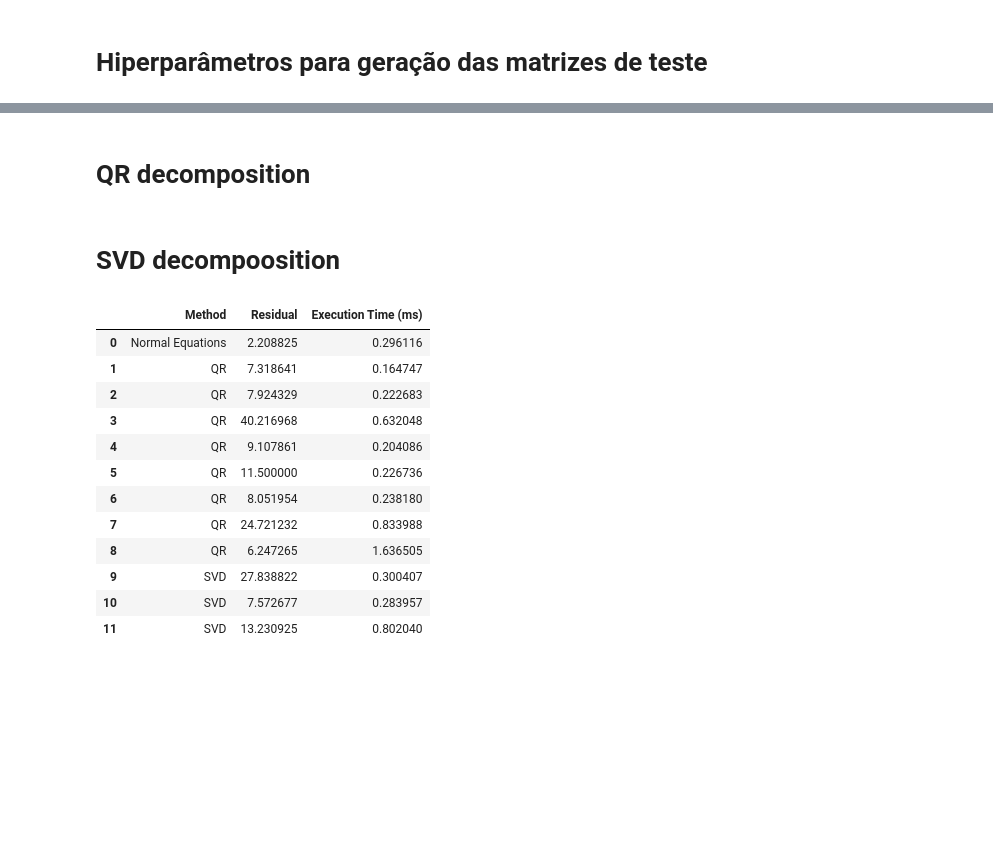
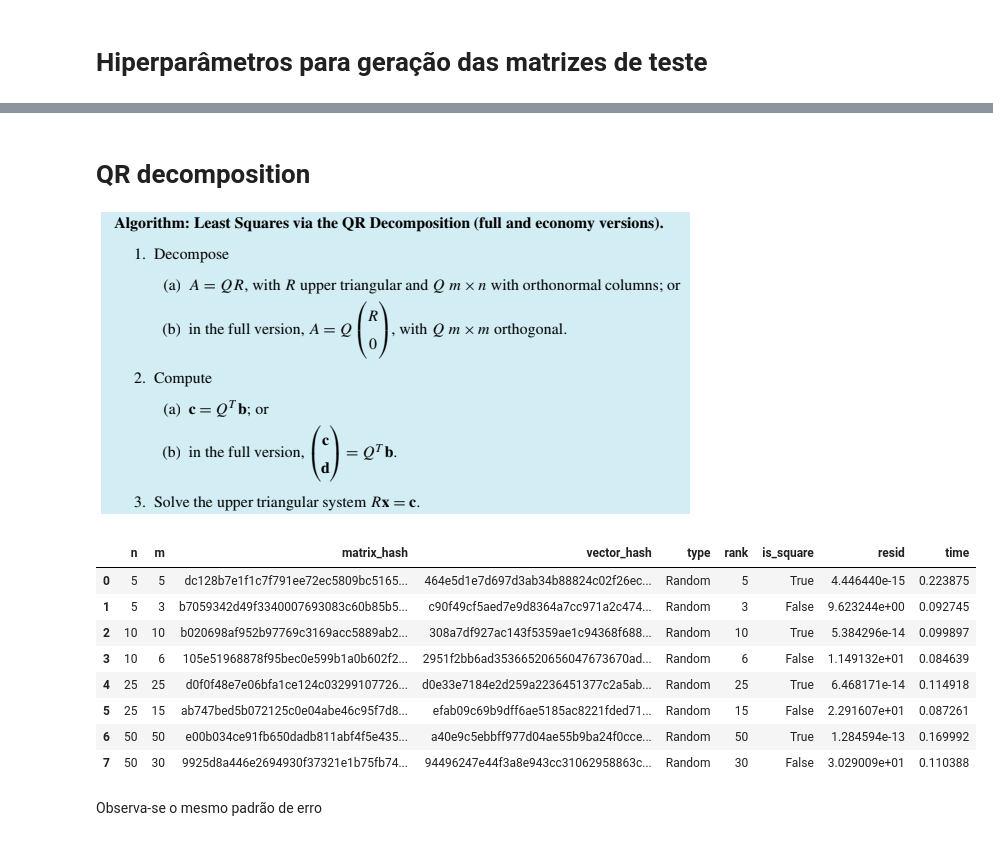
Before and after one commit to GuiCT/ALCD, a Jupyter notebook: activities/2025_09_11_least_squares.ipynb, the cells around one changed output, grey strips where cells are left out. Saved outputs shown, nothing was run; the diff lists cells and outputs as text; code cells hidden in the pictures; blank space fills up the shorter version.

```diff
--- a/activities/2025_09_11_least_squares.ipynb
+++ b/activities/2025_09_11_least_squares.ipynb
@@ -87,2 +100,4 @@ LinAlgError: Matrix is not positive definite
 # %% [markdown]
 # QR decomposition
+
+![image.png](attachment:image.png)
@@ -103,36 +104,31 @@ for (i, (idx, A, b)) in enumerate(zip(idx_list, matrices, b_vecs)):
-# %% [markdown]
-# SVD decompoosition
-# %%
-for i, n in enumerate(N_FACTORS):
-    execution_idx_list.append(curr_execution_idx)
-    curr_execution_idx += 1
-    method.append("SVD")
-    start = time()
-    U, S, Vt = np.linalg.svd(matrices[i])
-    z = U.T @ b_vecs[i]
-    y = z.copy()[:S.shape[0]] / S
-    x = Vt.T @ y
-    t_resid = np.linalg.norm(b_vecs[i] - matrices[i] @ x)
-    resid.append(t_resid)
-    end = time()
-    times.append((end - start))
-# %%
-times_ms = [t * 1000 for t in times]
-pd.DataFrame(
-    columns=["Method", "Residual", "Execution Time (ms)"],
-    data=zip(method, resid, times_ms)
-)
-# %% [output]
-|  | Method | Residual | Execution Time (ms) |
-| 0 | Normal Equations | 2.208825 | 0.296116 |
-| 1 | QR | 7.318641 | 0.164747 |
-| 2 | QR | 7.924329 | 0.222683 |
-| 3 | QR | 40.216968 | 0.632048 |
-| 4 | QR | 9.107861 | 0.204086 |
-| 5 | QR | 11.500000 | 0.226736 |
-| 6 | QR | 8.051954 | 0.238180 |
-| 7 | QR | 24.721232 | 0.833988 |
-| 8 | QR | 6.247265 | 1.636505 |
-| 9 | SVD | 27.838822 | 0.300407 |
-| 10 | SVD | 7.572677 | 0.283957 |
-| 11 | SVD | 13.230925 | 0.802040 |
+# %%
+def solve_by_qr(matrix_df_row):
+    t_start = time()
+    A = matrix_dict[matrix_df_row["matrix_hash"]]
+    b = vector_dict[matrix_df_row["vector_hash"]]
+    Q, R = np.linalg.qr(A) # Reduced QR by default on Numpy
+    c = Q.T @ b
+    x = solve_triangular(R, c)
+    t_end = time()
+    return {
+        "resid": np.float64(np.linalg.vector_norm(b - A @ x, ord=2)),
+        "time": np.float64((t_end - t_start) * 1000)
+    }
+# %%
+qr_decomp_dict_list = list[dict]()
+for (_, row) in matrices_df.iterrows():
+    qr_decomp_dict_list.append(solve_by_qr(row))
+qr_decomp_df = pd.DataFrame(data=qr_decomp_dict_list)
+display(pd.concat([matrices_df, qr_decomp_df], axis=1))
+# %% [output]
+|  | n | m | matrix_hash | vector_hash | type | rank | is_square | resid | time |
+| 0 | 5 | 5 | dc128b7e1f1c7f791ee72ec5809bc5165... | 464e5d1e7d697d3ab34b88824c02f26ec... | Random | 5 | True | 4.446440e-15 | 0.223875 |
+| 1 | 5 | 3 | b7059342d49f3340007693083c60b85b5... | c90f49cf5aed7e9d8364a7cc971a2c474... | Random | 3 | False | 9.623244e+00 | 0.092745 |
+| 2 | 10 | 10 | b020698af952b97769c3169acc5889ab2... | 308a7df927ac143f5359ae1c94368f688... | Random | 10 | True | 5.384296e-14 | 0.099897 |
+| 3 | 10 | 6 | 105e51968878f95bec0e599b1a0b602f2... | 2951f2bb6ad35366520656047673670ad... | Random | 6 | False | 1.149132e+01 | 0.084639 |
+| 4 | 25 | 25 | d0f0f48e7e06bfa1ce124c03299107726... | d0e33e7184e2d259a2236451377c2a5ab... | Random | 25 | True | 6.468171e-14 | 0.114918 |
+| 5 | 25 | 15 | ab747bed5b072125c0e04abe46c95f7d8... | efab09c69b9dff6ae5185ac8221fded71... | Random | 15 | False | 2.291607e+01 | 0.087261 |
+| 6 | 50 | 50 | e00b034ce91fb650dadb811abf4f5e435... | a40e9c5ebbff977d04ae55b9ba24f0cce... | Random | 50 | True | 1.284594e-13 | 0.169992 |
+| 7 | 50 | 30 | 9925d8a446e2694930f37321e1b75fb74... | 94496247e44f3a8e943cc31062958863c... | Random | 30 | False | 3.029009e+01 | 0.110388 |
+# %% [markdown]
+Observa-se o mesmo padrão de erro
```
Also changed, not shown: parts of 16 cells of this notebook.
